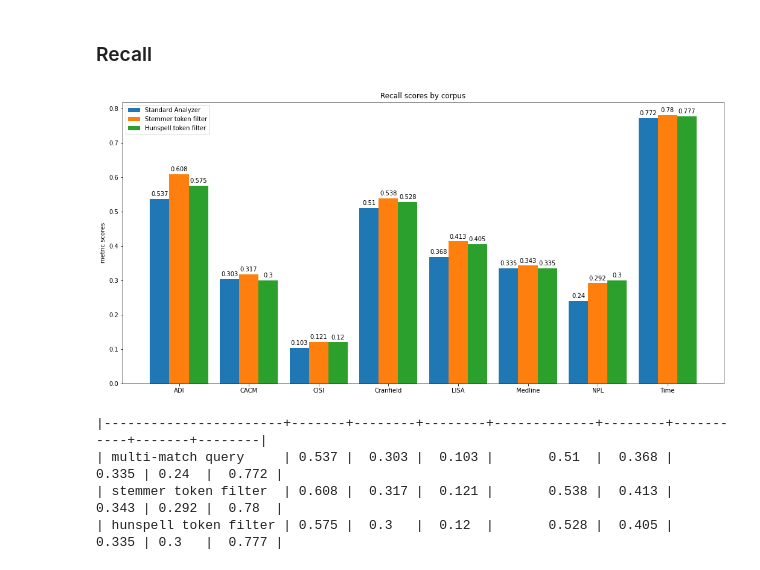
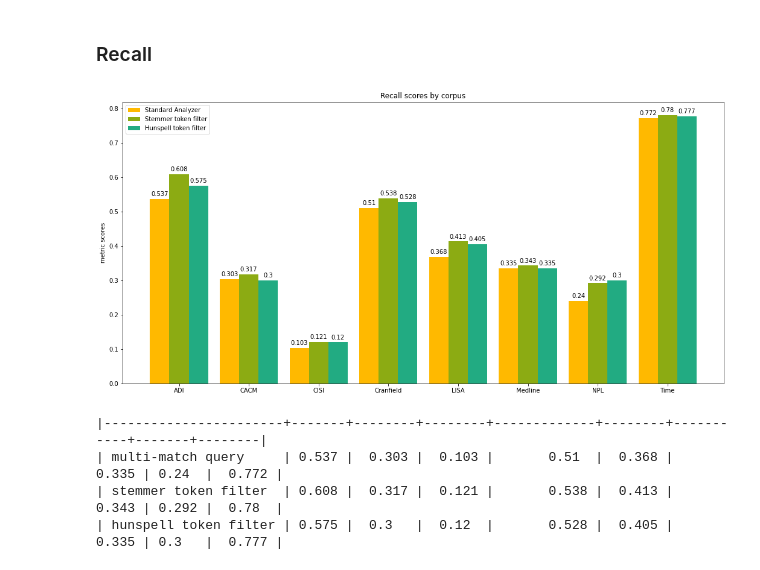
Before and after one commit to pragmalingu/experiments, a Jupyter notebook: 01_Stemming/Evaluation/Comparison_Stemming_vs_Standard_Search.ipynb, the cells around one changed output. Drawn from its saved outputs; the diff is of its cells as text; code cells hidden in the pictures.

```diff
--- a/01_Stemming/Evaluation/Comparison_Stemming_vs_Standard_Search.ipynb
+++ b/01_Stemming/Evaluation/Comparison_Stemming_vs_Standard_Search.ipynb
@@ -1259,6 +1259,7 @@ The last step is to visualize the data so we can analyze the differences:
 # %%
 import matplotlib
 import matplotlib.pyplot as plt
+import pandas as pd
 import numpy as np
 
 match_metrics_recall = []
@@ -1293,43 +1294,49 @@ hunspell_metrics_recall.append(round(time_res_hunspell_recall['metric_score'], 3
 
 labels = ['ADI','CACM', 'CISI','Cranfield', 'LISA', 'Medline', 'NPL','Time']
 
+# orange, green, turquoise, black, red, yellow, white
+pragma_colors =  ['#ffb900', '#8cab13', '#22ab82', '#242526', '#cc0000',  '#ffcc00', '#ffffff']
+
 x = np.arange(len(labels))*1.8  # the label locations
 
 width = 0.5  # the width of the bars
 
 fig, ax = plt.subplots()
-rects1 = ax.bar(x - width, match_metrics_recall , width, label='Standard Analyzer')
-rects2 = ax.bar(x, stemming_metrics_recall, width, label='Stemmer token filter')
-rects3 = ax.bar(x + width, hunspell_metrics_recall, width, label='Hunspell token filter')
+rects1 = ax.bar(x - width, match_metrics_recall , width, label='Standard Analyzer', color=pragma_colors[0])
+rects2 = ax.bar(x, stemming_metrics_recall, width, label='Stemmer token filter', color=pragma_colors[1])
+rects3 = ax.bar(x + width, hunspell_metrics_recall, width, label='Hunspell token filter', color=pragma_colors[2])
+
+
+#rects1.properties()['children'][0].set_color('#8cab13')
 
 # Add some text for labels, title and custom x-axis tick labels, etc.
 ax.set_ylabel('metric scores')
 ax.set_title('Recall scores by corpus')
 ax.set_xticks(x)
 ax.set_xticklabels(labels)
 ax.legend()
 
 def autolabel(rects):
     """Attach a text label above each bar in *rects*, displaying its height."""
     for rect in rects:
         height = rect.get_height()
         ax.annotate('{}'.format(height),
                     xy=(rect.get_x() + rect.get_width() / 2, height),
                     xytext=(0, 3),  # 3 points vertical offset
                     textcoords="offset points",
                     ha='center', va='bottom')
 
 autolabel(rects1)
 autolabel(rects2)
 autolabel(rects3)
 
 fig.tight_layout()
 fig.set_figwidth(16)
 fig.set_figheight(8)
 
 plt.show()
 # %% [output]
-[figure, old version]
+[figure, new version]
 # %%
 from tabulate import tabulate
 
```
Also changed, not shown: parts of 13 cells of this notebook.
